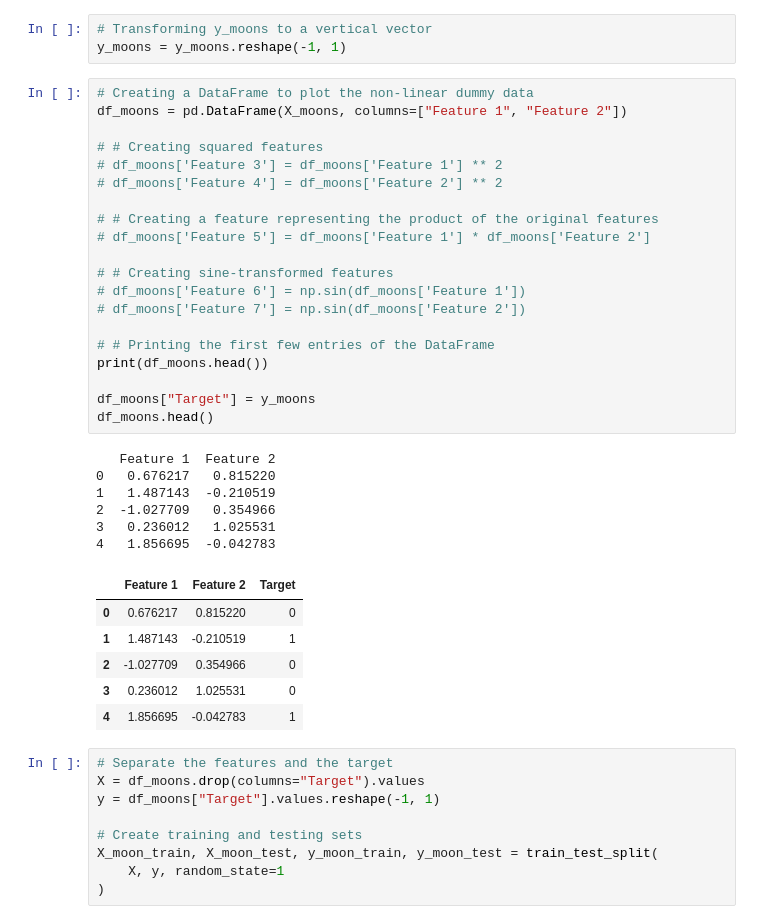
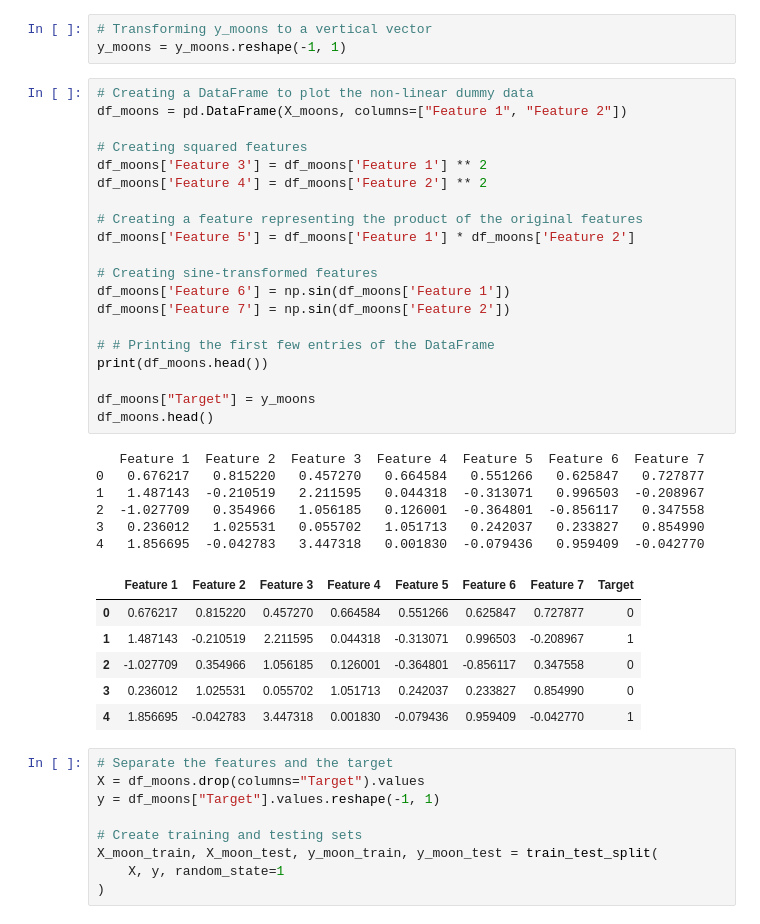
Before and after one commit to ssjaweid/neural-net-part2-practice, a Jupyter notebook: neural_net_part2.ipynb, the cells around one changed output. Drawn from its saved outputs; the diff is of its cells as text.

```diff
--- a/neural_net_part2.ipynb
+++ b/neural_net_part2.ipynb
@@ -26,36 +26,36 @@ y_moons = y_moons.reshape(-1, 1)
 # %%
 # Creating a DataFrame to plot the non-linear dummy data
 df_moons = pd.DataFrame(X_moons, columns=["Feature 1", "Feature 2"])
 
-# # Creating squared features
-# df_moons['Feature 3'] = df_moons['Feature 1'] ** 2
-# df_moons['Feature 4'] = df_moons['Feature 2'] ** 2
+# Creating squared features
+df_moons['Feature 3'] = df_moons['Feature 1'] ** 2
+df_moons['Feature 4'] = df_moons['Feature 2'] ** 2
 
-# # Creating a feature representing the product of the original features
-# df_moons['Feature 5'] = df_moons['Feature 1'] * df_moons['Feature 2']
+# Creating a feature representing the product of the original features
+df_moons['Feature 5'] = df_moons['Feature 1'] * df_moons['Feature 2']
 
-# # Creating sine-transformed features
-# df_moons['Feature 6'] = np.sin(df_moons['Feature 1'])
-# df_moons['Feature 7'] = np.sin(df_moons['Feature 2'])
+# Creating sine-transformed features
+df_moons['Feature 6'] = np.sin(df_moons['Feature 1'])
+df_moons['Feature 7'] = np.sin(df_moons['Feature 2'])
 
 # # Printing the first few entries of the DataFrame
 print(df_moons.head())
 
 df_moons["Target"] = y_moons
 df_moons.head()
 # %% [output]
-   Feature 1  Feature 2
-0   0.676217   0.815220
-1   1.487143  -0.210519
-2  -1.027709   0.354966
-3   0.236012   1.025531
-4   1.856695  -0.042783
+   Feature 1  Feature 2  Feature 3  Feature 4  Feature 5  Feature 6  Feature 7
+0   0.676217   0.815220   0.457270   0.664584   0.551266   0.625847   0.727877
+1   1.487143  -0.210519   2.211595   0.044318  -0.313071   0.996503  -0.208967
+2  -1.027709   0.354966   1.056185   0.126001  -0.364801  -0.856117   0.347558
+3   0.236012   1.025531   0.055702   1.051713   0.242037   0.233827   0.854990
+4   1.856695  -0.042783   3.447318   0.001830  -0.079436   0.959409  -0.042770
-|  | Feature 1 | Feature 2 | Target |
-| 0 | 0.676217 | 0.815220 | 0 |
-| 1 | 1.487143 | -0.210519 | 1 |
-| 2 | -1.027709 | 0.354966 | 0 |
-| 3 | 0.236012 | 1.025531 | 0 |
-| 4 | 1.856695 | -0.042783 | 1 |
+|  | Feature 1 | Feature 2 | Feature 3 | Feature 4 | Feature 5 | Feature 6 | Feature 7 | Target |
+| 0 | 0.676217 | 0.815220 | 0.457270 | 0.664584 | 0.551266 | 0.625847 | 0.727877 | 0 |
+| 1 | 1.487143 | -0.210519 | 2.211595 | 0.044318 | -0.313071 | 0.996503 | -0.208967 | 1 |
+| 2 | -1.027709 | 0.354966 | 1.056185 | 0.126001 | -0.364801 | -0.856117 | 0.347558 | 0 |
+| 3 | 0.236012 | 1.025531 | 0.055702 | 1.051713 | 0.242037 | 0.233827 | 0.854990 | 0 |
+| 4 | 1.856695 | -0.042783 | 3.447318 | 0.001830 | -0.079436 | 0.959409 | -0.042770 | 1 |
 # %%
 # Separate the features and the target
 X = df_moons.drop(columns="Target").values
```
Also changed, not shown: parts of 5 cells of this notebook.
